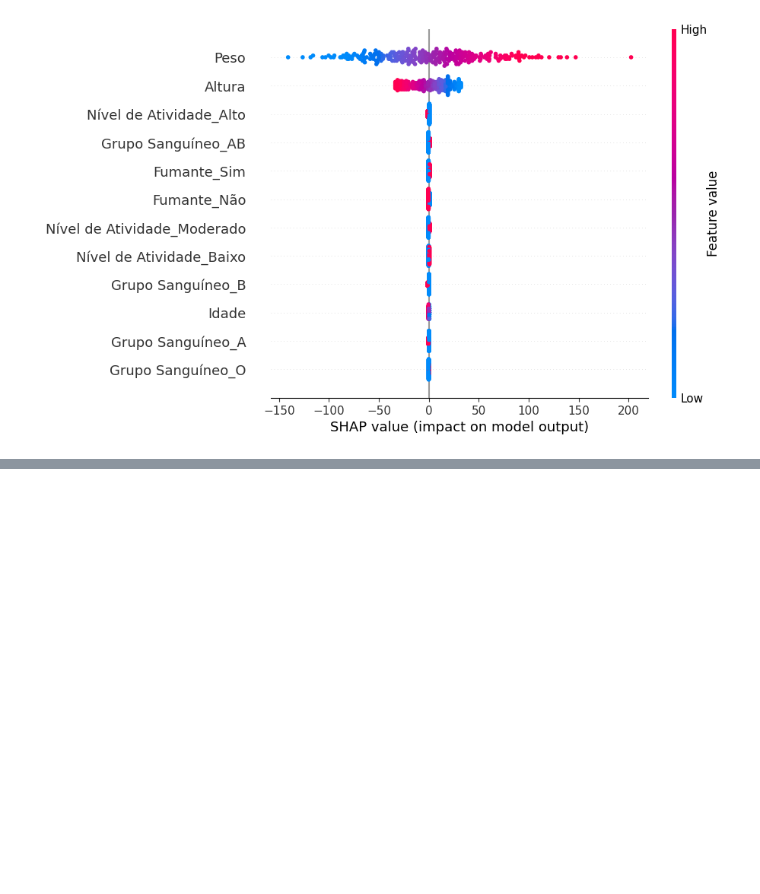
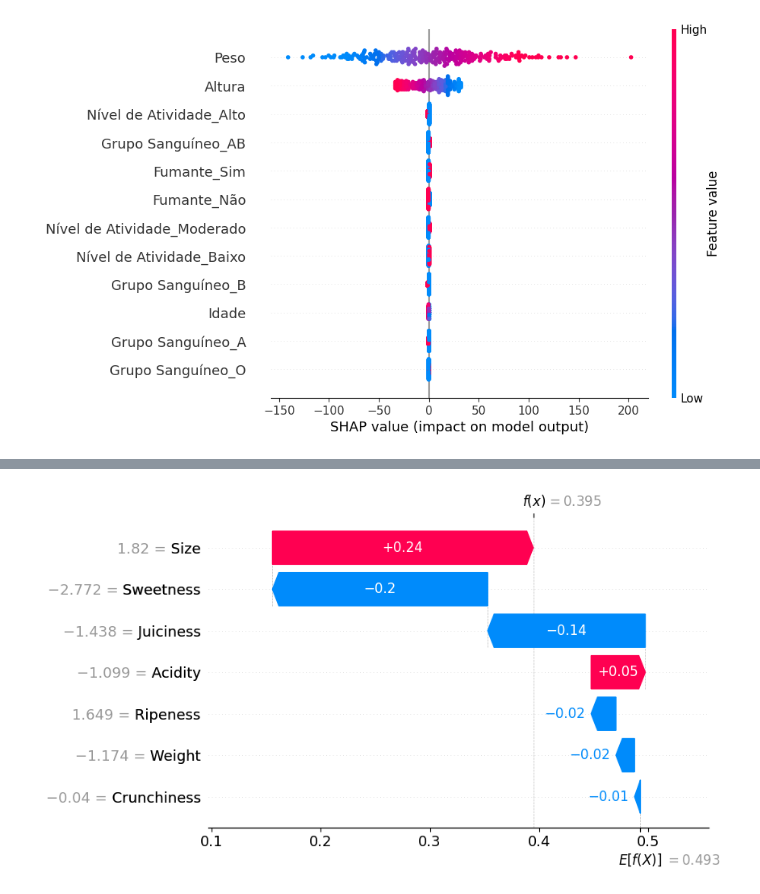
Before and after one commit to angelomedeiros/formacao-ia-supervisionado-complemento, a Jupyter notebook: shapley.ipynb, the cells around one changed output, grey strips where cells are left out. Saved outputs shown, nothing was run; the diff lists cells and outputs as text; code cells hidden in the pictures; blank space fills up the shorter version.

```diff
--- a/shapley.ipynb
+++ b/shapley.ipynb
@@ -141,0 +222,5 @@ shap.plots.beeswarm(shap_values_reg, max_display=13)
+# %%
+# Plotar os shapley values para a fruta 1
+shap.plots.waterfall(shap_values_cls[0], max_display=13)
+# %% [output]
+[figure, added]
```
Also changed, not shown: parts of 16 cells of this notebook.
